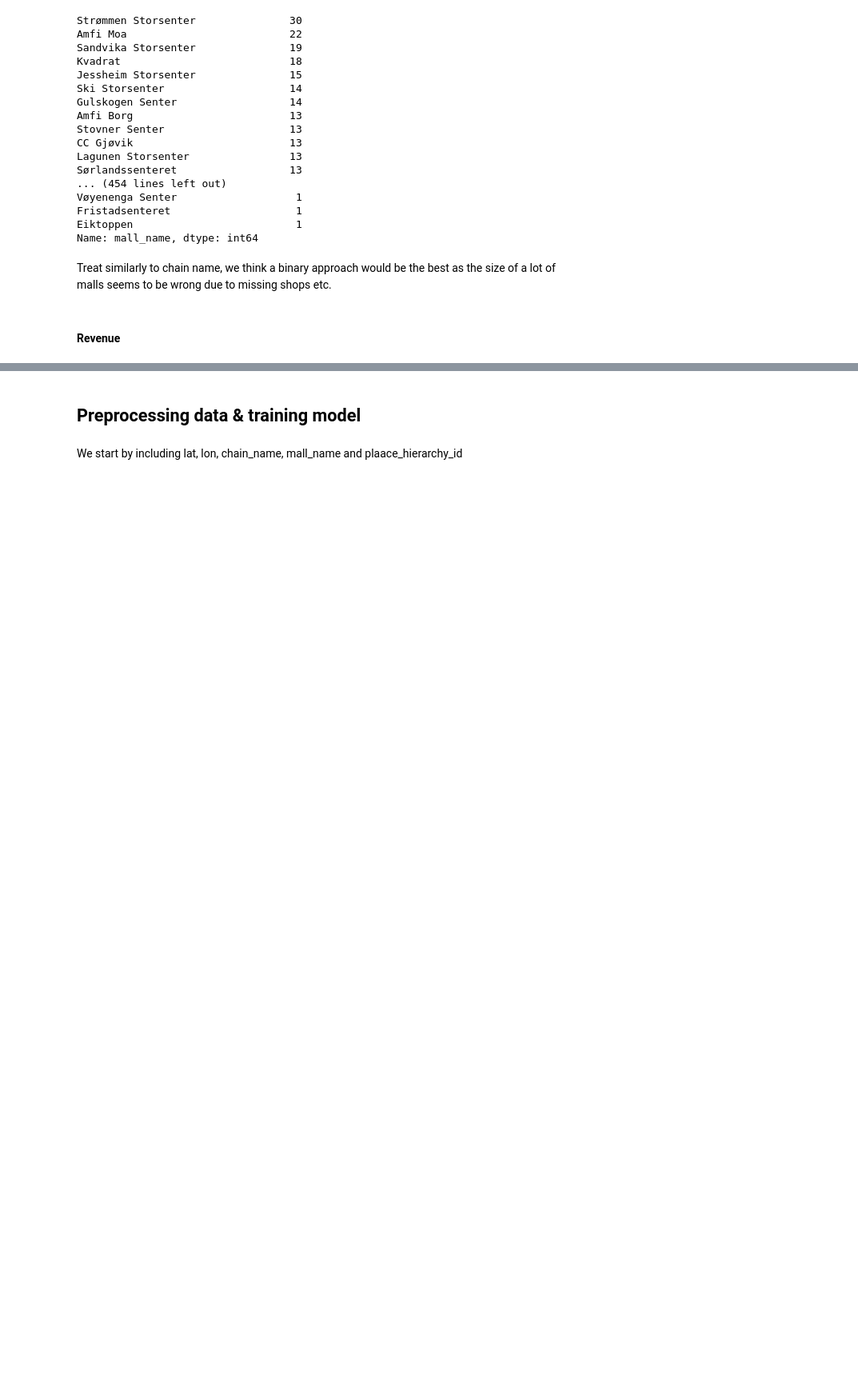
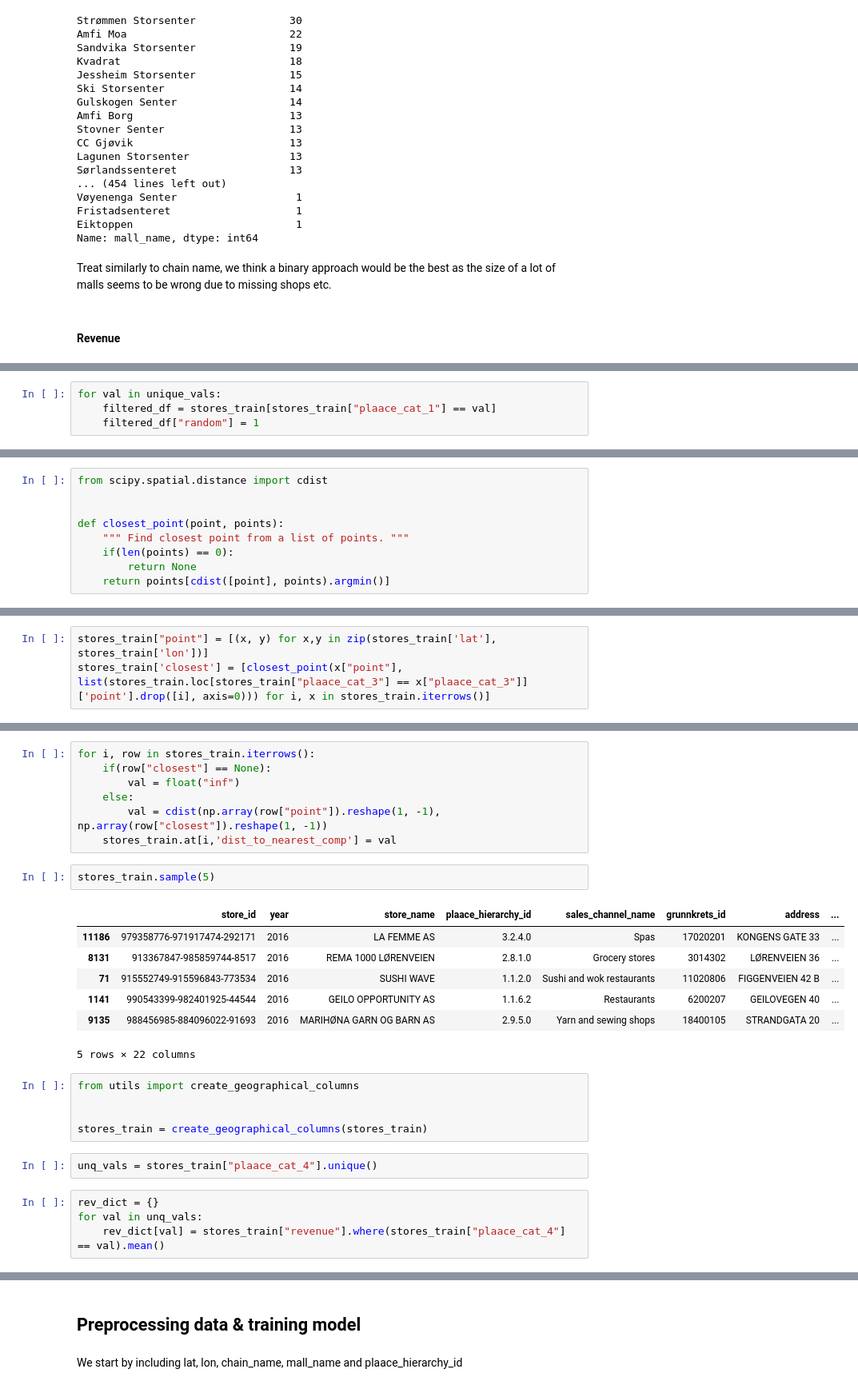
Before and after one commit to halvorlinder/TDT4173-Machine-Learning, a Jupyter notebook: experiments.ipynb, the cells around one changed output, grey strips where cells are left out. Shown at 80% size. Cells and saved outputs as stored; diff of their text form; blank space fills up the shorter version.

Commit message:
add spacial distance to nearest competitor

```diff
--- a/experiments.ipynb
+++ b/experiments.ipynb
@@ -233,0 +348,4 @@ ax3.set_title('Distribution of Revenues');
+# %%
+for val in unique_vals:
+    filtered_df = stores_train[stores_train["plaace_cat_1"] == val]
+    filtered_df["random"] = 1
@@ -233,0 +358,9 @@ ax3.set_title('Distribution of Revenues');
+# %%
+from scipy.spatial.distance import cdist
+
+
+def closest_point(point, points):
+    """ Find closest point from a list of points. """
+    if(len(points) == 0):
+        return None
+    return points[cdist([point], points).argmin()]
@@ -233,0 +371,3 @@ ax3.set_title('Distribution of Revenues');
+# %%
+stores_train["point"] = [(x, y) for x,y in zip(stores_train['lat'], stores_train['lon'])]
+stores_train['closest'] = [closest_point(x["point"], list(stores_train.loc[stores_train["plaace_cat_3"] == x["plaace_cat_3"]]['point'].drop([i], axis=0))) for i, x in stores_train.iterrows()]
@@ -233,0 +387,28 @@ ax3.set_title('Distribution of Revenues');
+# %%
+for i, row in stores_train.iterrows():
+    if(row["closest"] == None):
+        val = float("inf")
+    else:
+        val = cdist(np.array(row["point"]).reshape(1, -1), np.array(row["closest"]).reshape(1, -1))
+    stores_train.at[i,'dist_to_nearest_comp'] = val
+# %%
+stores_train.sample(5)
+# %% [output]
+|  | store_id | year | store_name | plaace_hierarchy_id | sales_channel_name | grunnkrets_id | address | ... |
+| 11186 | 979358776-971917474-292171 | 2016 | LA FEMME AS | 3.2.4.0 | Spas | 17020201 | KONGENS GATE 33 | ... |
+| 8131 | 913367847-985859744-8517 | 2016 | REMA 1000 LØRENVEIEN | 2.8.1.0 | Grocery stores | 3014302 | LØRENVEIEN 36 | ... |
+| 71 | 915552749-915596843-773534 | 2016 | SUSHI WAVE | 1.1.2.0 | Sushi and wok restaurants | 11020806 | FIGGENVEIEN 42 B | ... |
+| 1141 | 990543399-982401925-44544 | 2016 | GEILO OPPORTUNITY AS | 1.1.6.2 | Restaurants | 6200207 | GEILOVEGEN 40 | ... |
+| 9135 | 988456985-884096022-91693 | 2016 | MARIHØNA GARN OG BARN AS | 2.9.5.0 | Yarn and sewing shops | 18400105 | STRANDGATA 20 | ... |
+5 rows × 22 columns
+# %%
+from utils import create_geographical_columns
+
+
+stores_train = create_geographical_columns(stores_train)
+# %%
+unq_vals = stores_train["plaace_cat_4"].unique()
+# %%
+rev_dict = {}
+for val in unq_vals:
+    rev_dict[val] = stores_train["revenue"].where(stores_train["plaace_cat_4"] == val).mean()
```
Also changed, not shown: parts of 36 cells of this notebook.
